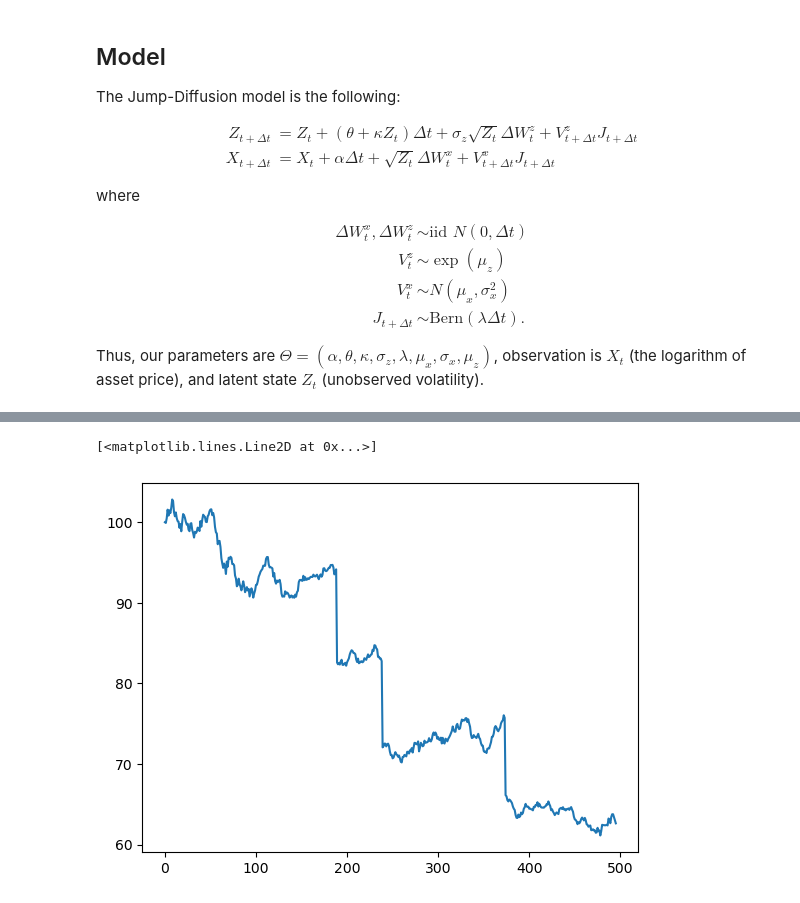
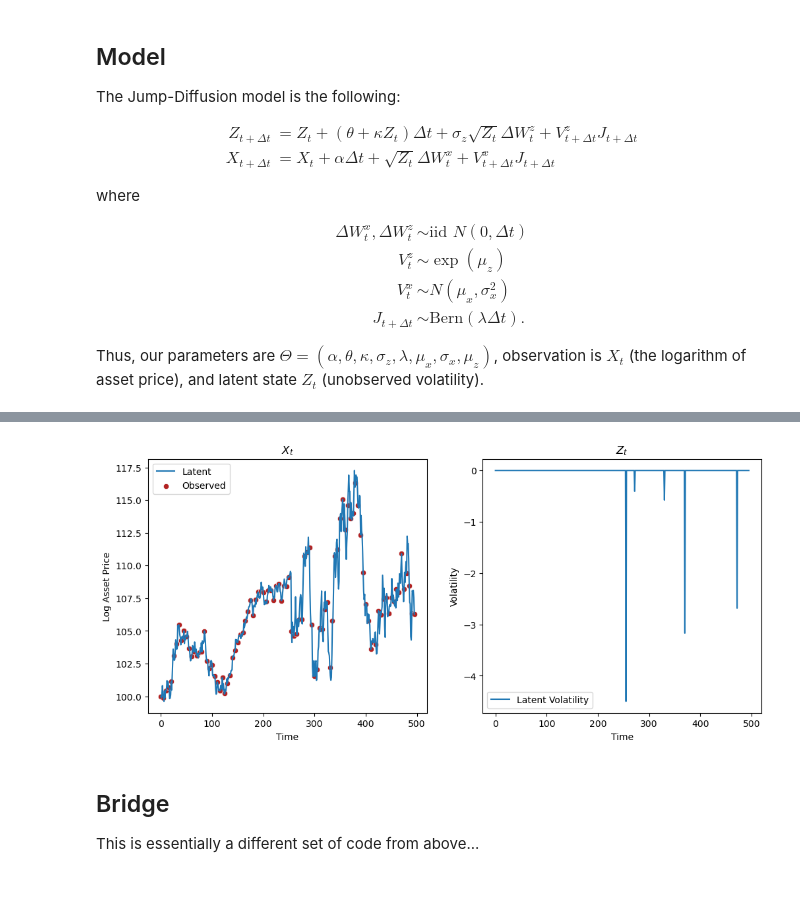
Before and after one commit to mlysy/pfjax, a Jupyter notebook: docs/notebooks/JumpDiff.ipynb, the cells around one changed output, grey strips where cells are left out. Saved outputs shown, nothing was run; the diff lists cells and outputs as text; code cells hidden in the pictures.

```diff
--- a/docs/notebooks/JumpDiff.ipynb
+++ b/docs/notebooks/JumpDiff.ipynb
@@ -10,8 +10,6 @@ import matplotlib.pyplot as plt
 
 import pfjax as pf
 import pfjax.sde as sde
-
-key = random.PRNGKey(0)
 # %% [markdown]
 ## Model
 
@@ -114,12 +121,12 @@ class JumpDiff(SDEModel_tmp):
     def meas_sample(self, key, x_curr, theta):
         return x_curr[-1][1]
 # %%
-key = random.PRNGKey(1)
+key = random.PRNGKey(5)
 
 dt = 1
 n_res = 5
 n_obs = 100
-theta = jnp.array([0.08, 0.02, -0.03, 0.12, 0.2, -3.1, 2.7, 1.7])
+theta = jnp.array([0.08, 0.02, -0.03, 0.12, 0.05, -3.1, 2.7, 1.7])
 x_init = jnp.block([[jnp.zeros((n_res-1, 4))],
                     [jnp.array([2.0, 100.0,0,0])]])
 
@@ -134,9 +136,30 @@ plt.plot(y_meas)
-# %%
-plt.plot(x_state[:,:,1].reshape(n_res*n_obs,1)[(n_res-1):])
-#plt.plot(y_meas[:,])
-# %% [output]
-[<matplotlib.lines.Line2D at 0x...>]
-[figure, removed]
+# %%
+tmp = pd.DataFrame(jnp.array([
+    jnp.arange(y_meas.shape[0]) * 5,
+    y_meas
+]).T, columns = ["Time", "Log Asset Price"])
+# %%
+fig, ax = plt.subplots(nrows=1, ncols=2, figsize=(12, 5), sharey = False)
+
+sns.lineplot(data= x_state[:,:,1].reshape(n_res*n_obs,1)[(n_res-1):].squeeze(),
+             ax = ax[0],
+             label = "Latent")
+sns.scatterplot(x = "Time", y = "Log Asset Price",
+                data = tmp,
+                color = "firebrick",
+                ax = ax[0],
+                label="Observed").set(title ="$X_t$");
+
+# plt.plot(y_meas)
+sns.lineplot(data= x_state[:,:,3].reshape(n_res*n_obs,1)[(n_res-1):].squeeze(),
+             ax = ax[1],
+             label = "Latent Volatility").set(xlabel="Time",title = "$Z_t$", ylabel="Volatility");
+# %% [output]
+[figure, added]
+# %% [markdown]
+## Bridge
+
+This is essentially a different set of code from above...
 # %%
 def bridge_param(x, y_curr, theta, n, vz, vx, vx_invcumsum, dt, n_res):
     k = n_res - n
```
Also changed, not shown: parts of 15 cells of this notebook.
